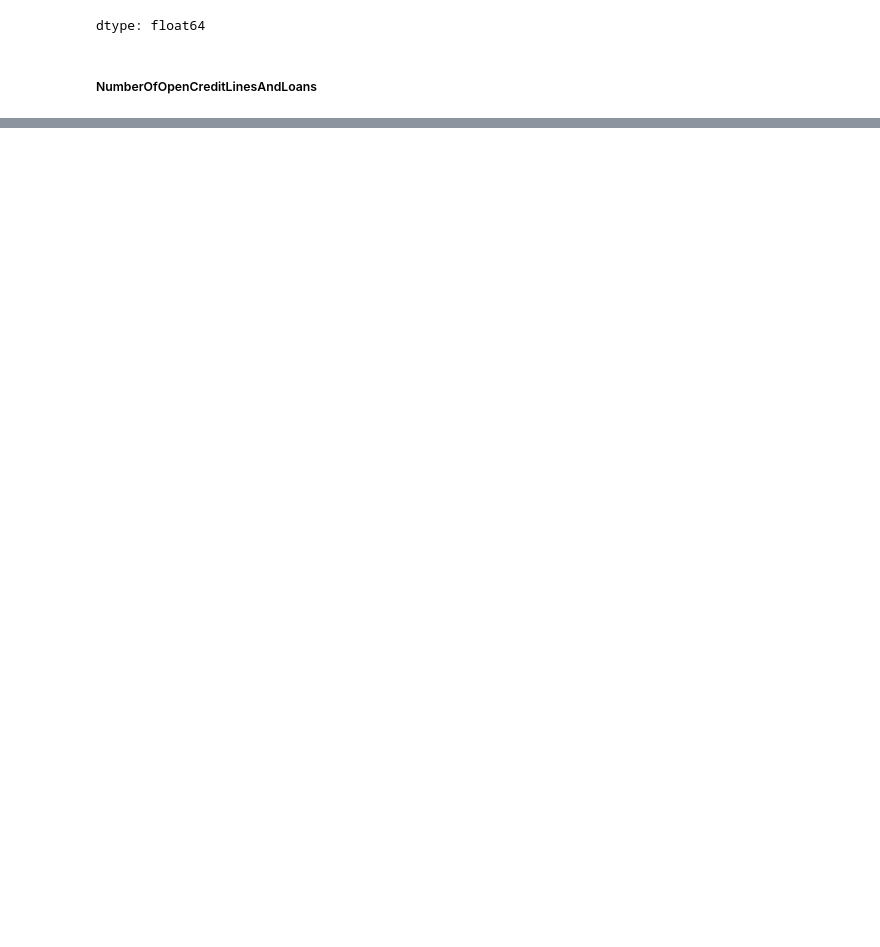
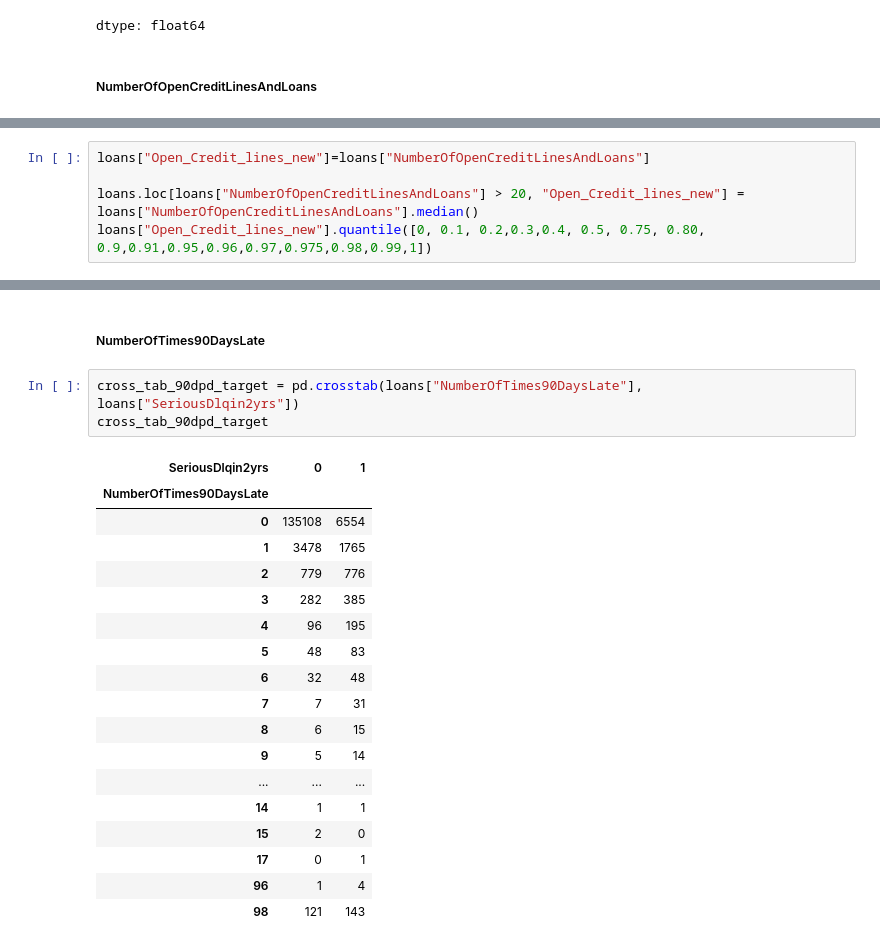
Before and after one commit to Sneha-sharma26/credit-risk-modeling, a Jupyter notebook: dataPreprocessing.ipynb, the cells around one changed output, grey strips where cells are left out. Saved outputs shown, nothing was run; the diff lists cells and outputs as text; blank space fills up the shorter version.

```diff
--- a/dataPreprocessing.ipynb
+++ b/dataPreprocessing.ipynb
@@ -687,0 +724,5 @@ dtype: int64
+# %%
+loans["Open_Credit_lines_new"]=loans["NumberOfOpenCreditLinesAndLoans"]
+
+loans.loc[loans["NumberOfOpenCreditLinesAndLoans"] > 20, "Open_Credit_lines_new"] = loans["NumberOfOpenCreditLinesAndLoans"].median()
+loans["Open_Credit_lines_new"].quantile([0, 0.1, 0.2,0.3,0.4, 0.5, 0.75, 0.80, 0.9,0.91,0.95,0.96,0.97,0.975,0.98,0.99,1])
@@ -687,0 +762,24 @@ dtype: int64
+# %% [markdown]
+##### NumberOfTimes90DaysLate
+# %%
+cross_tab_90dpd_target = pd.crosstab(loans["NumberOfTimes90DaysLate"], loans["SeriousDlqin2yrs"])
+cross_tab_90dpd_target
+# %% [output]
+| SeriousDlqin2yrs | 0 | 1 |
+| NumberOfTimes90DaysLate |  |  |
+| 0 | 135108 | 6554 |
+| 1 | 3478 | 1765 |
+| 2 | 779 | 776 |
+| 3 | 282 | 385 |
+| 4 | 96 | 195 |
+| 5 | 48 | 83 |
+| 6 | 32 | 48 |
+| 7 | 7 | 31 |
+| 8 | 6 | 15 |
+| 9 | 5 | 14 |
+| ... | ... | ... |
+| 14 | 1 | 1 |
+| 15 | 2 | 0 |
+| 17 | 0 | 1 |
+| 96 | 1 | 4 |
+| 98 | 121 | 143 |
```
Also changed, not shown: parts of 21 cells of this notebook.
